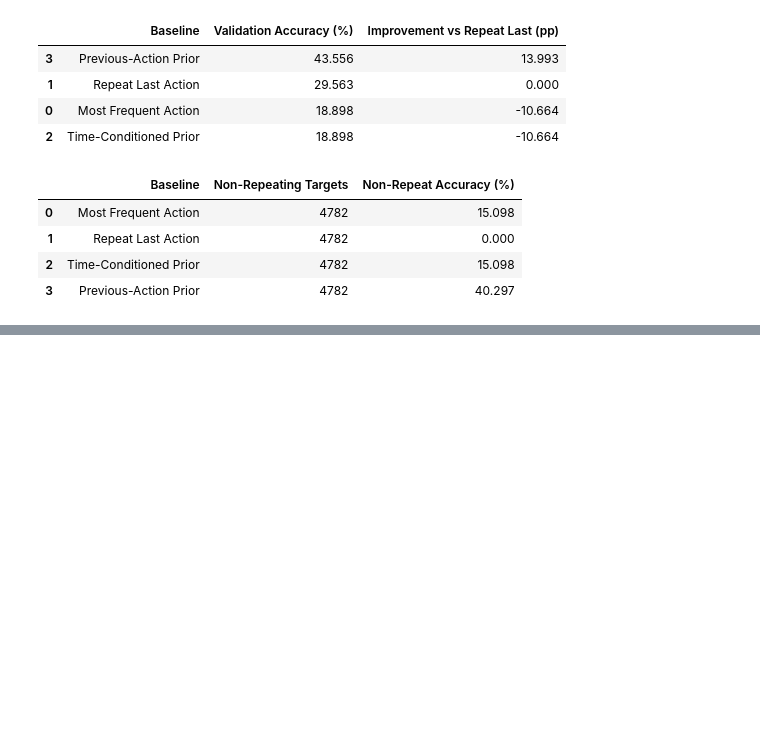
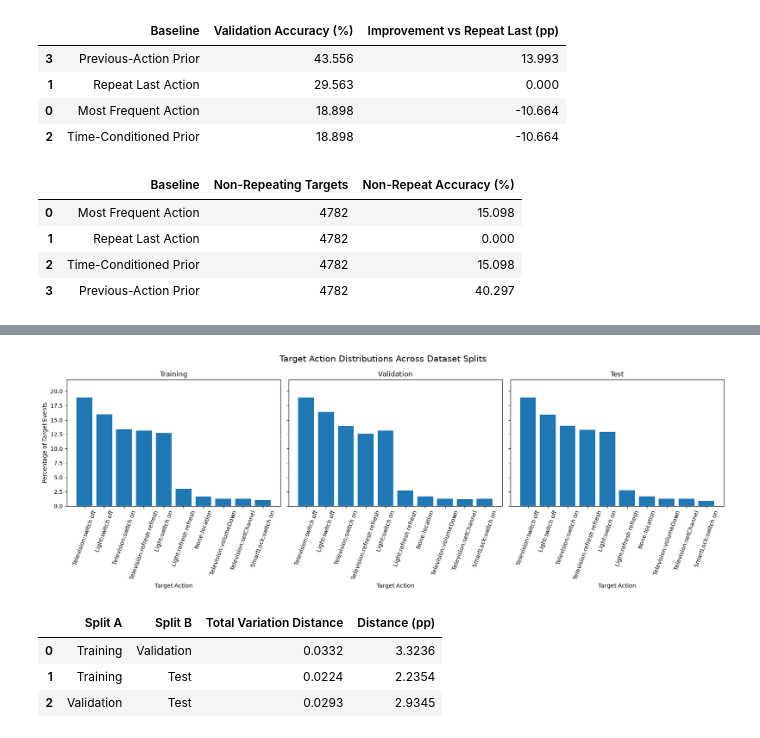
Before and after one commit to HarrisonWilliams123/data-mining-project, a Jupyter notebook: Untitled.ipynb, the cells around one changed output, grey strips where cells are left out. Drawn from its saved outputs; the diff is of its cells as text; code cells hidden in the pictures; blank space fills up the shorter version.

Commit message:
Finished EDA for dataset

```diff
--- a/Untitled.ipynb
+++ b/Untitled.ipynb
@@ -2236,0 +2300,69 @@ display(non_repeat_df.round(3))
+# %%
+# Top 10 actions based on training frequency
+top_actions = distribution_df.head(10)
+
+fig, axes = plt.subplots(
+    1, 3,
+    figsize=(17, 6),
+    sharey=True
+)
+
+splits_order = ["Training", "Validation", "Test"]
+
+for ax, split_name in zip(axes, splits_order):
+    ax.bar(
+        top_actions["Action"],
+        top_actions[split_name]
+    )
+
+    ax.set_title(split_name)
+    ax.set_xlabel("Target Action")
+    ax.tick_params(axis="x", rotation=70)
+    ax.set_ylim(0, 22)
+
+axes[0].set_ylabel("Percentage of Target Events")
+
+fig.suptitle(
+    "Target Action Distributions Across Dataset Splits",
+    fontsize=15
+)
+
+plt.tight_layout()
+
+plt.savefig(
+    "part7_target_distributions.png",
+    dpi=300,
+    bbox_inches="tight"
+)
+
+plt.show()
+# %% [output]
+[figure, added]
+# %%
+distribution_comparisons = []
+
+for split_a, split_b in combinations(
+    ["Training", "Validation", "Test"], 2
+):
+    p = distribution_df[split_a].to_numpy() / 100
+    q = distribution_df[split_b].to_numpy() / 100
+
+    tv_distance = 0.5 * np.abs(p - q).sum()
+
+    distribution_comparisons.append({
+        "Split A": split_a,
+        "Split B": split_b,
+        "Total Variation Distance": tv_distance,
+        "Distance (pp)": tv_distance * 100
+    })
+
+distribution_distance_df = pd.DataFrame(
+    distribution_comparisons
+)
+
+display(distribution_distance_df.round(4))
+# %% [output]
+|  | Split A | Split B | Total Variation Distance | Distance (pp) |
+| 0 | Training | Validation | 0.0332 | 3.3236 |
+| 1 | Training | Test | 0.0224 | 2.2354 |
+| 2 | Validation | Test | 0.0293 | 2.9345 |
```
Also changed, not shown: parts of 11 cells of this notebook, 2 other files.
